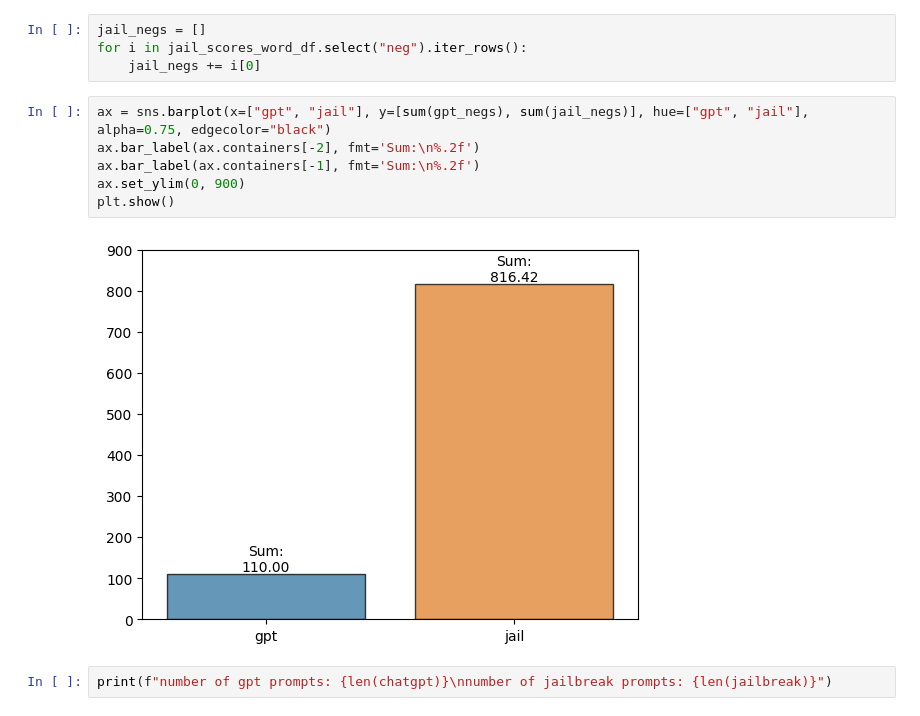
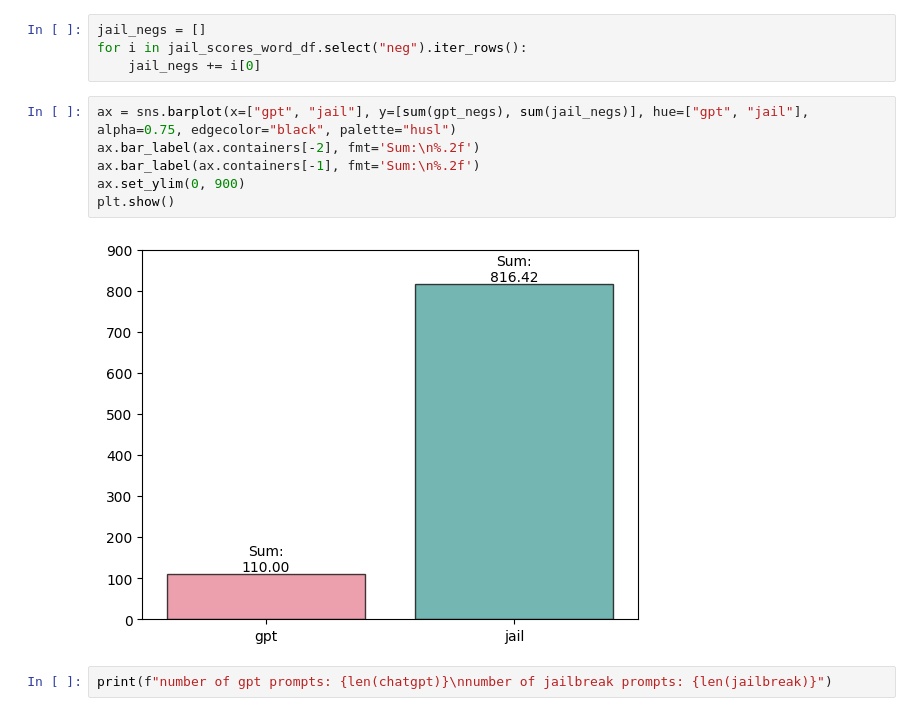
Before and after one commit to dan-stats-1/prompt_analysis, a Jupyter notebook: exploration.ipynb, the cells around one changed output. Cells and saved outputs as stored; diff of their text form.

```diff
--- a/exploration.ipynb
+++ b/exploration.ipynb
@@ -149,13 +156,13 @@ jail_negs = []
 for i in jail_scores_word_df.select("neg").iter_rows():
     jail_negs += i[0]
 # %%
-ax = sns.barplot(x=["gpt", "jail"], y=[sum(gpt_negs), sum(jail_negs)], hue=["gpt", "jail"], alpha=0.75, edgecolor="black")
+ax = sns.barplot(x=["gpt", "jail"], y=[sum(gpt_negs), sum(jail_negs)], hue=["gpt", "jail"], alpha=0.75, edgecolor="black", palette="husl")
 ax.bar_label(ax.containers[-2], fmt='Sum:\n%.2f')
 ax.bar_label(ax.containers[-1], fmt='Sum:\n%.2f')
 ax.set_ylim(0, 900)
 plt.show()
 # %% [output]
-[figure, old version]
+[figure, new version]
 # %%
 print(f"number of gpt prompts: {len(chatgpt)}\nnumber of jailbreak prompts: {len(jailbreak)}")
 # %% [output]
```
Also changed, not shown: parts of 5 cells of this notebook, 4 other files.
